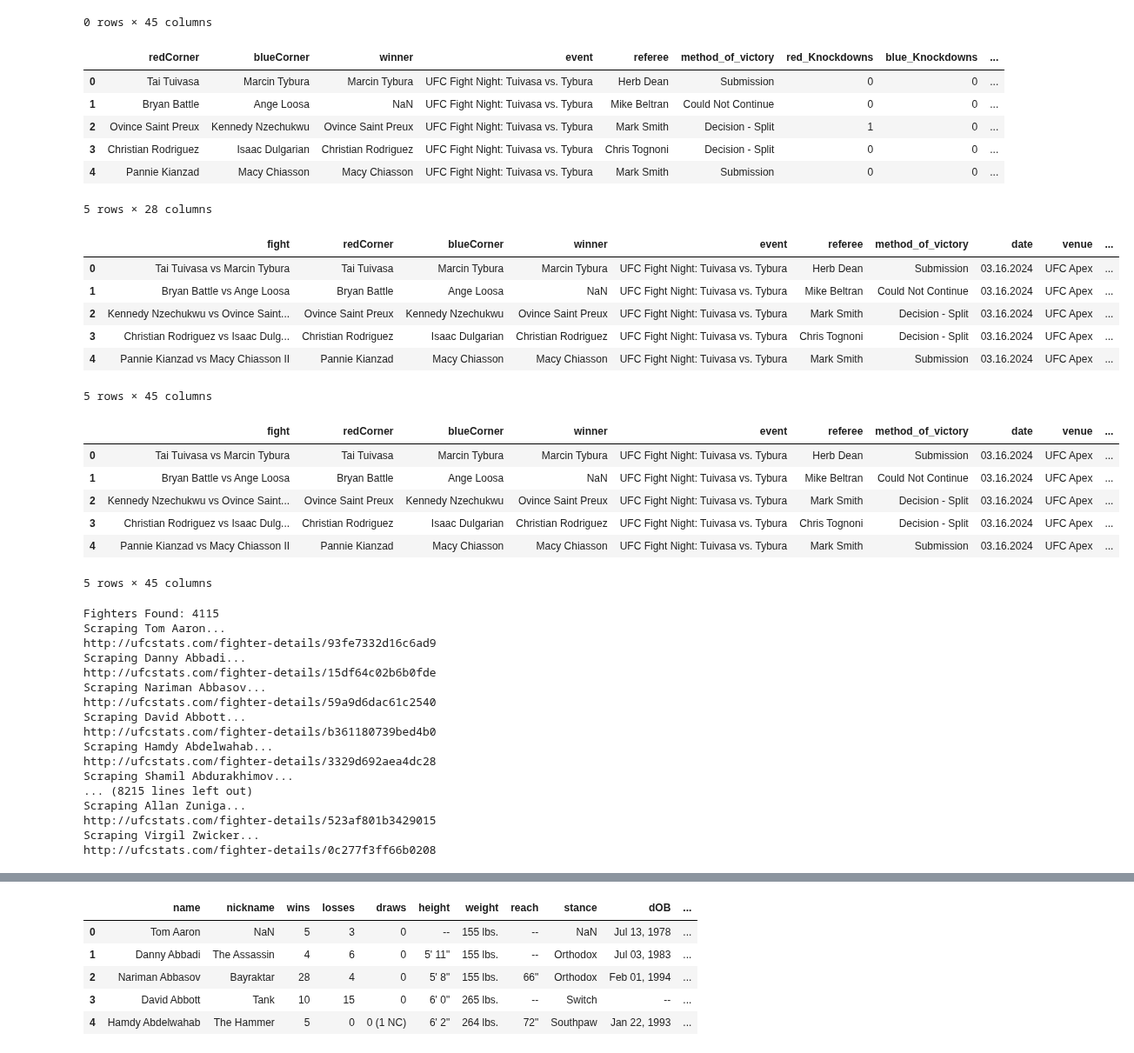
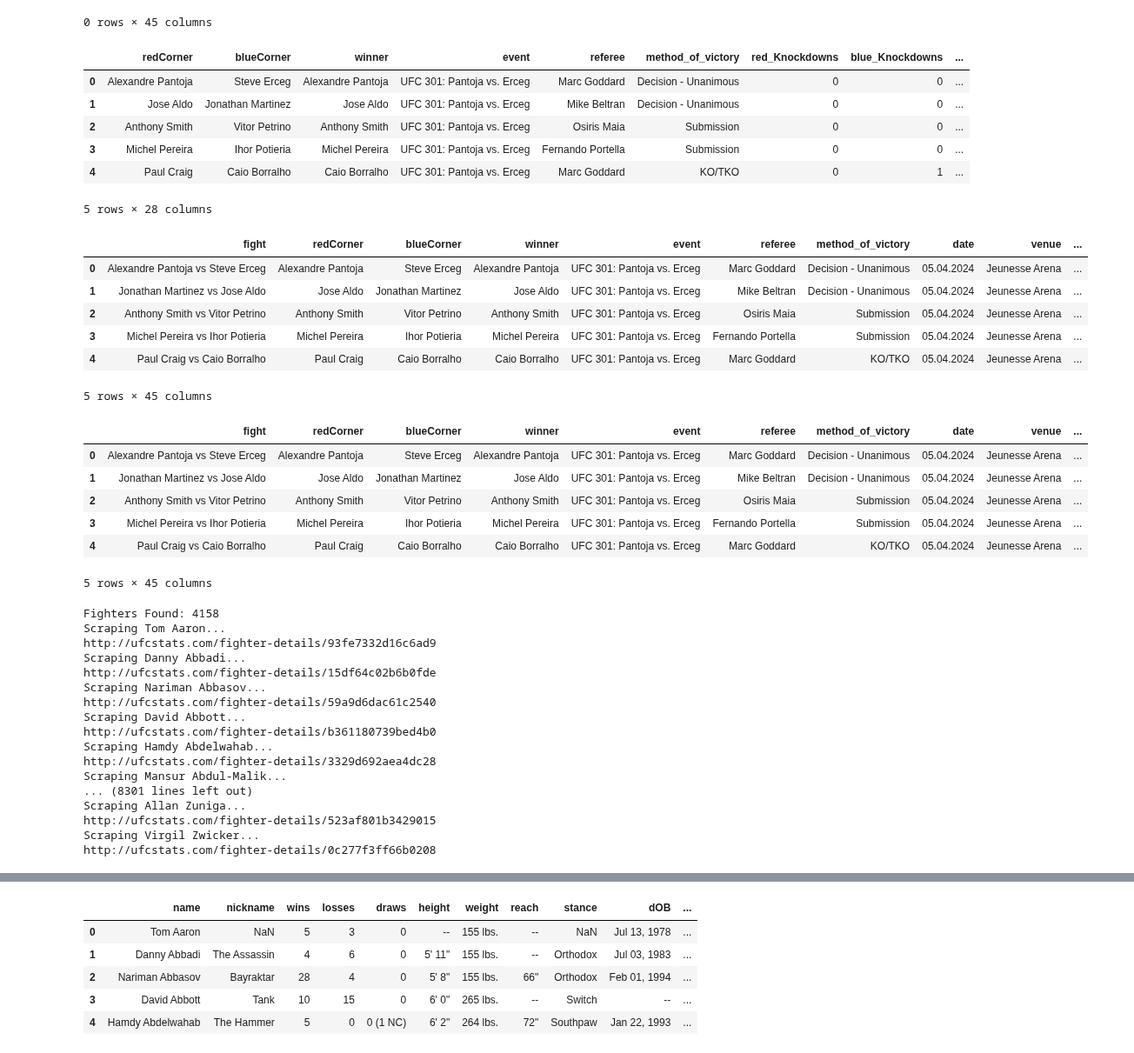
Before and after one commit to maxbraith/UFCModel, a Jupyter notebook: UFCModelGit/Tracking + Update/trackingAndUpdate.ipynb, the cells around one changed output, grey strips where cells are left out. Shown at 87% size. Drawn from its saved outputs; the diff is of its cells as text; code cells hidden in the pictures.

```diff
--- a/UFCModelGit/Tracking + Update/trackingAndUpdate.ipynb
+++ b/UFCModelGit/Tracking + Update/trackingAndUpdate.ipynb
@@ -15,3 +16,9 @@ import concurrent.futures
+# %%
+#get name of most recent database
+mostRecentDatabase = input("Enter date of most recent update YYYY-MM-DD: ")
+
+#get number of events to update the database with
+numberOfEventsForUpdate = input("Enter number of events for update: ")
 # %%
 #scrape from freeproxy.world
 url = "https://www.freeproxy.world/"
@@ -278,7 +285,7 @@ print(response)
 # %%
 #get part for url of event, range defines number of events to scrape
 parts0 = []
-for i in range(0, 1):
+for i in range(0, int(numberOfEventsForUpdate)):
     soup = BeautifulSoup(response.content, 'html.parser')
     az = soup.find_all('a', class_=re.compile('border-b border-tap_3 border-dotted hover:border-solid'))
     parts0.append(az[i]['href'])
@@ -303,6 +310,7 @@ for part in parts0:
     for span in spans:
         href = span.find('a')
         part = href['href']
-        parts.append(part)
+        if part not in parts:
+            parts.append(part)
 print(parts)
 # %% [output]
@@ -521,7 +529,7 @@ link = hrefs[0]['href']
 
 #get part for url of event, range defines number of events to scrape
 links = []
-for i in range(0, 1):
+for i in range(0, int(numberOfEventsForUpdate)):
     link = hrefs[i]['href']
     links.append(link)
 
@@ -1402,11 +1410,11 @@ df['loser'] = df['loser'].replace('Alberto Cerra Leon', 'Alberta Cerra Leon', re
 df2.head()
 # %% [output]
 |  | redCorner | blueCorner | winner | event | referee | method_of_victory | red_Knockdowns | blue_Knockdowns | ... |
-| 0 | Tai Tuivasa | Marcin Tybura | Marcin Tybura | UFC Fight Night: Tuivasa vs. Tybura | Herb Dean | Submission | 0 | 0 | ... |
-| 1 | Bryan Battle | Ange Loosa | NaN | UFC Fight Night: Tuivasa vs. Tybura | Mike Beltran | Could Not Continue | 0 | 0 | ... |
-| 2 | Ovince Saint Preux | Kennedy Nzechukwu | Ovince Saint Preux | UFC Fight Night: Tuivasa vs. Tybura | Mark Smith | Decision - Split | 1 | 0 | ... |
-| 3 | Christian Rodriguez | Isaac Dulgarian | Christian Rodriguez | UFC Fight Night: Tuivasa vs. Tybura | Chris Tognoni | Decision - Split | 0 | 0 | ... |
-| 4 | Pannie Kianzad | Macy Chiasson | Macy Chiasson | UFC Fight Night: Tuivasa vs. Tybura | Mark Smith | Submission | 0 | 0 | ... |
+| 0 | Alexandre Pantoja | Steve Erceg | Alexandre Pantoja | UFC 301: Pantoja vs. Erceg | Marc Goddard | Decision - Unanimous | 0 | 0 | ... |
+| 1 | Jose Aldo | Jonathan Martinez | Jose Aldo | UFC 301: Pantoja vs. Erceg | Mike Beltran | Decision - Unanimous | 0 | 0 | ... |
+| 2 | Anthony Smith | Vitor Petrino | Anthony Smith | UFC 301: Pantoja vs. Erceg | Osiris Maia | Submission | 0 | 0 | ... |
+| 3 | Michel Pereira | Ihor Potieria | Michel Pereira | UFC 301: Pantoja vs. Erceg | Fernando Portella | Submission | 0 | 0 | ... |
+| 4 | Paul Craig | Caio Borralho | Caio Borralho | UFC 301: Pantoja vs. Erceg | Marc Goddard | KO/TKO | 0 | 1 | ... |
 5 rows × 28 columns
 # %%
 for (index, row), (index2, row2) in zip(df.iterrows(), df2.iterrows()):
@@ -1754,25 +1762,25 @@ for (index, row), (index2, row2) in zip(df.iterrows(), df2.iterrows()):
 dfNew.head()
 # %% [output]
 |  | fight | redCorner | blueCorner | winner | event | referee | method_of_victory | date | venue | ... |
-| 0 | Tai Tuivasa vs Marcin Tybura | Tai Tuivasa | Marcin Tybura | Marcin Tybura | UFC Fight Night: Tuivasa vs. Tybura | Herb Dean | Submission | 03.16.2024 | UFC Apex | ... |
-| 1 | Bryan Battle vs Ange Loosa | Bryan Battle | Ange Loosa | NaN | UFC Fight Night: Tuivasa vs. Tybura | Mike Beltran | Could Not Continue | 03.16.2024 | UFC Apex | ... |
-| 2 | Kennedy Nzechukwu vs Ovince Saint... | Ovince Saint Preux | Kennedy Nzechukwu | Ovince Saint Preux | UFC Fight Night: Tuivasa vs. Tybura | Mark Smith | Decision - Split | 03.16.2024 | UFC Apex | ... |
-| 3 | Christian Rodriguez vs Isaac Dulg... | Christian Rodriguez | Isaac Dulgarian | Christian Rodriguez | UFC Fight Night: Tuivasa vs. Tybura | Chris Tognoni | Decision - Split | 03.16.2024 | UFC Apex | ... |
-| 4 | Pannie Kianzad vs Macy Chiasson II | Pannie Kianzad | Macy Chiasson | Macy Chiasson | UFC Fight Night: Tuivasa vs. Tybura | Mark Smith | Submission | 03.16.2024 | UFC Apex | ... |
+| 0 | Alexandre Pantoja vs Steve Erceg | Alexandre Pantoja | Steve Erceg | Alexandre Pantoja | UFC 301: Pantoja vs. Erceg | Marc Goddard | Decision - Unanimous | 05.04.2024 | Jeunesse Arena | ... |
+| 1 | Jonathan Martinez vs Jose Aldo | Jose Aldo | Jonathan Martinez | Jose Aldo | UFC 301: Pantoja vs. Erceg | Mike Beltran | Decision - Unanimous | 05.04.2024 | Jeunesse Arena | ... |
+| 2 | Anthony Smith vs Vitor Petrino | Anthony Smith | Vitor Petrino | Anthony Smith | UFC 301: Pantoja vs. Erceg | Osiris Maia | Submission | 05.04.2024 | Jeunesse Arena | ... |
+| 3 | Michel Pereira vs Ihor Potieria | Michel Pereira | Ihor Potieria | Michel Pereira | UFC 301: Pantoja vs. Erceg | Fernando Portella | Submission | 05.04.2024 | Jeunesse Arena | ... |
+| 4 | Paul Craig vs Caio Borralho | Paul Craig | Caio Borralho | Caio Borralho | UFC 301: Pantoja vs. Erceg | Marc Goddard | KO/TKO | 05.04.2024 | Jeunesse Arena | ... |
 5 rows × 45 columns
 # %%
 #write new data to top of csv
-dfOld = pd.read_csv('databaseUpdated-02.04.2024.csv')
+dfOld = pd.read_csv(f'databaseUpdated{mostRecentDatabase}.csv')
 
 updatedData = pd.concat([dfNew, dfOld], ignore_index=True)
 
 updatedData.head()
 # %% [output]
 |  | fight | redCorner | blueCorner | winner | event | referee | method_of_victory | date | venue | ... |
-| 0 | Tai Tuivasa vs Marcin Tybura | Tai Tuivasa | Marcin Tybura | Marcin Tybura | UFC Fight Night: Tuivasa vs. Tybura | Herb Dean | Submission | 03.16.2024 | UFC Apex | ... |
-| 1 | Bryan Battle vs Ange Loosa | Bryan Battle | Ange Loosa | NaN | UFC Fight Night: Tuivasa vs. Tybura | Mike Beltran | Could Not Continue | 03.16.2024 | UFC Apex | ... |
-| 2 | Kennedy Nzechukwu vs Ovince Saint... | Ovince Saint Preux | Kennedy Nzechukwu | Ovince Saint Preux | UFC Fight Night: Tuivasa vs. Tybura | Mark Smith | Decision - Split | 03.16.2024 | UFC Apex | ... |
-| 3 | Christian Rodriguez vs Isaac Dulg... | Christian Rodriguez | Isaac Dulgarian | Christian Rodriguez | UFC Fight Night: Tuivasa vs. Tybura | Chris Tognoni | Decision - Split | 03.16.2024 | UFC Apex | ... |
-| 4 | Pannie Kianzad vs Macy Chiasson II | Pannie Kianzad | Macy Chiasson | Macy Chiasson | UFC Fight Night: Tuivasa vs. Tybura | Mark Smith | Submission | 03.16.2024 | UFC Apex | ... |
+| 0 | Alexandre Pantoja vs Steve Erceg | Alexandre Pantoja | Steve Erceg | Alexandre Pantoja | UFC 301: Pantoja vs. Erceg | Marc Goddard | Decision - Unanimous | 05.04.2024 | Jeunesse Arena | ... |
+| 1 | Jonathan Martinez vs Jose Aldo | Jose Aldo | Jonathan Martinez | Jose Aldo | UFC 301: Pantoja vs. Erceg | Mike Beltran | Decision - Unanimous | 05.04.2024 | Jeunesse Arena | ... |
+| 2 | Anthony Smith vs Vitor Petrino | Anthony Smith | Vitor Petrino | Anthony Smith | UFC 301: Pantoja vs. Erceg | Osiris Maia | Submission | 05.04.2024 | Jeunesse Arena | ... |
+| 3 | Michel Pereira vs Ihor Potieria | Michel Pereira | Ihor Potieria | Michel Pereira | UFC 301: Pantoja vs. Erceg | Fernando Portella | Submission | 05.04.2024 | Jeunesse Arena | ... |
+| 4 | Paul Craig vs Caio Borralho | Paul Craig | Caio Borralho | Caio Borralho | UFC 301: Pantoja vs. Erceg | Marc Goddard | KO/TKO | 05.04.2024 | Jeunesse Arena | ... |
 5 rows × 45 columns
 # %%
@@ -1900,12 +1911,12 @@ for i in all_fighter_links:
     #create csv file
     head = ['name', 'nickname', 'wins', 'losses', 'draws', 'height', 'weight', 'reach', 'stance', 'dOB', 'sig_strikes_landed_per_min', 'sig_striking_accuracy_%', 'sig_strike_absorbed_per_min', 'sig_strike_defense(%_of_sig_strikes_not_landed_by_opponent)', 'takedown_average(average_takedown_landed_per_fifteen_min)', 'takedown_accuracy_%', 'takedown_defense(%_of_opponent_takedown_not_landed)', 'sub_average(average_subs_attempted_per_15_mins)']
 
-    with open('ufc_fighters_statistics-03.20.2024.csv', 'w', encoding='UTF8', newline='') as scrapedStats:
+    with open(f'ufc_fighters_statistics{dateToday}.csv', 'w', encoding='UTF8', newline='') as scrapedStats:
         writer = csv.writer(scrapedStats)
         writer.writerow(head)
         writer.writerows(fighters_statistics)
 # %% [output]
-Fighters Found: 4115
+Fighters Found: 4158
 Scraping Tom Aaron...
 http://ufcstats.com/fighter-details/93fe7332d16c6ad9
 Scraping Danny Abbadi...
@@ -1916,8 +1927,8 @@ Scraping David Abbott...
 http://ufcstats.com/fighter-details/b361180739bed4b0
 Scraping Hamdy Abdelwahab...
 http://ufcstats.com/fighter-details/3329d692aea4dc28
-Scraping Shamil Abdurakhimov...
-... (8215 lines left out)
+Scraping Mansur Abdul-Malik...
+... (8301 lines left out)
 Scraping Allan Zuniga...
 http://ufcstats.com/fighter-details/523af801b3429015
 Scraping Virgil Zwicker...
```
Also changed, not shown: parts of 44 cells of this notebook, 10 other files.
